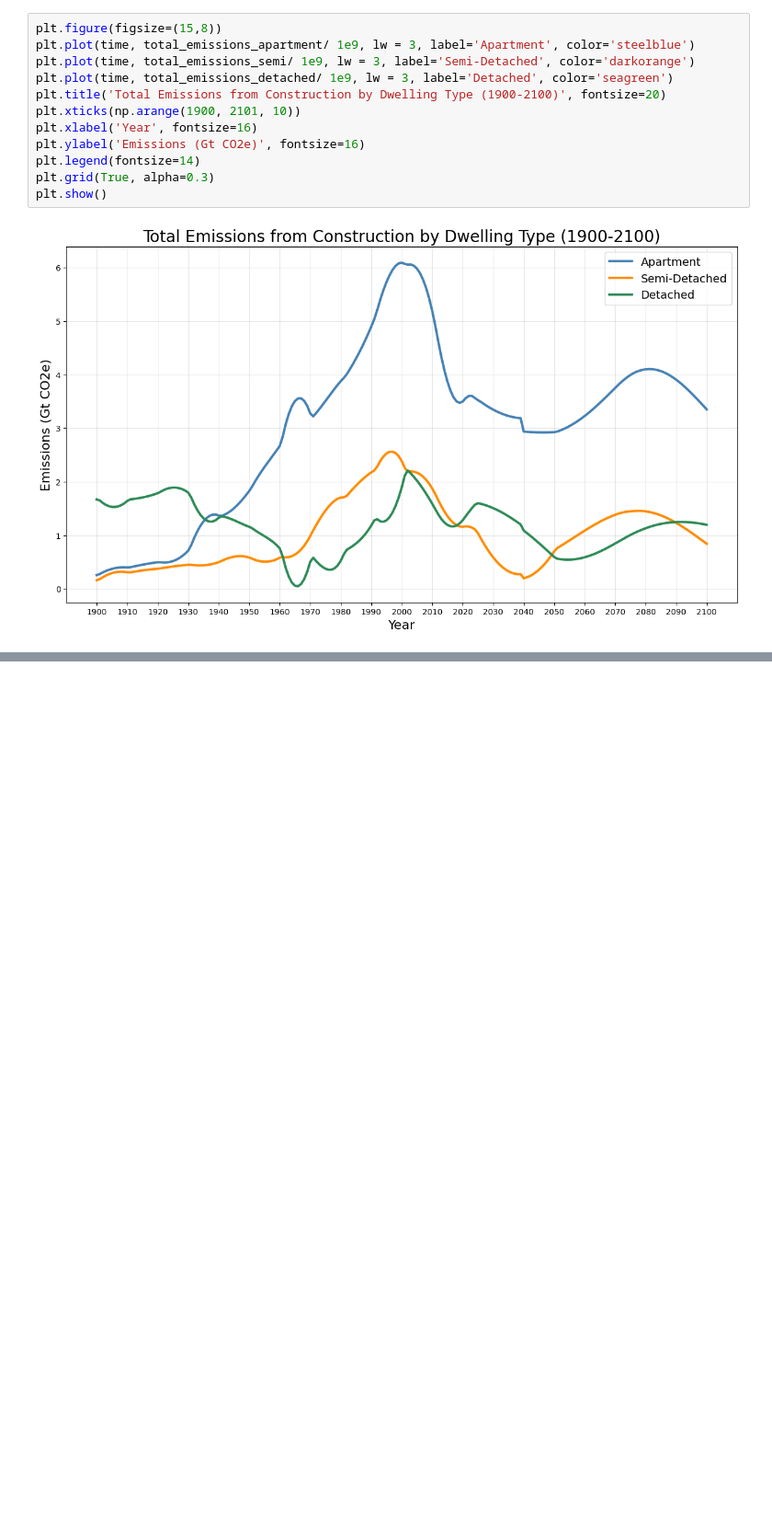
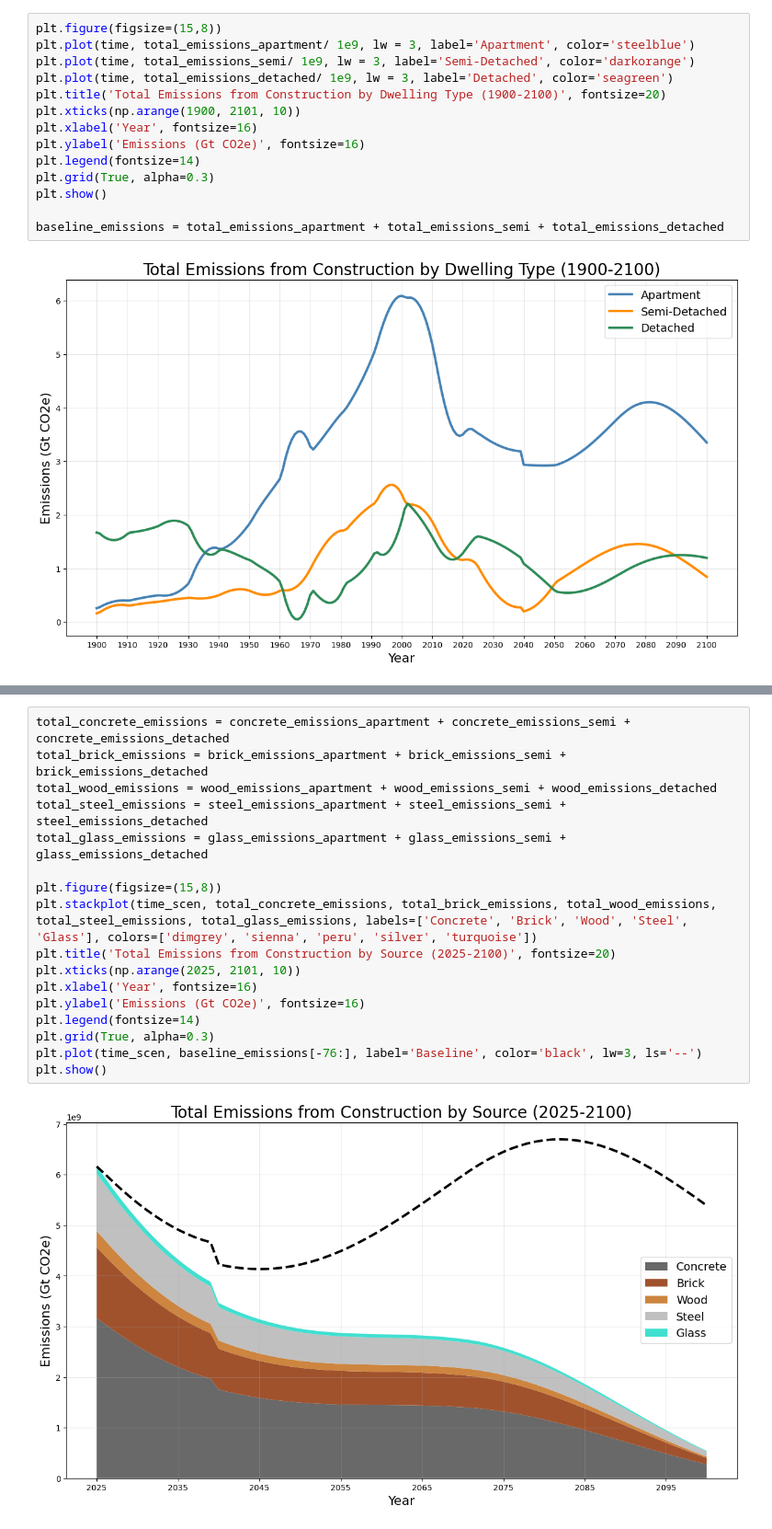
Before and after one commit to tdhunn01-design/MFA2, a Jupyter notebook: PPD_POP_Multiplied.ipynb, the cells around one changed output, grey strips where cells are left out. Shown at 92% size. Saved outputs shown, nothing was run; the diff lists cells and outputs as text; blank space fills up the shorter version.

```diff
--- a/PPD_POP_Multiplied.ipynb
+++ b/PPD_POP_Multiplied.ipynb
@@ -1019,6 +1041,8 @@ plt.ylabel('Emissions (Gt CO2e)', fontsize=16)
 plt.legend(fontsize=14)
 plt.grid(True, alpha=0.3)
 plt.show()
+
+baseline_emissions = total_emissions_apartment + total_emissions_semi + total_emissions_detached
 # %% [output]
 [figure]
 # %%
@@ -1041,0 +1192,19 @@ plt.show()
+# %%
+total_concrete_emissions = concrete_emissions_apartment + concrete_emissions_semi + concrete_emissions_detached
+total_brick_emissions = brick_emissions_apartment + brick_emissions_semi + brick_emissions_detached
+total_wood_emissions = wood_emissions_apartment + wood_emissions_semi + wood_emissions_detached
+total_steel_emissions = steel_emissions_apartment + steel_emissions_semi + steel_emissions_detached
+total_glass_emissions = glass_emissions_apartment + glass_emissions_semi + glass_emissions_detached
+
+plt.figure(figsize=(15,8))
+plt.stackplot(time_scen, total_concrete_emissions, total_brick_emissions, total_wood_emissions, total_steel_emissions, total_glass_emissions, labels=['Concrete', 'Brick', 'Wood', 'Steel', 'Glass'], colors=['dimgrey', 'sienna', 'peru', 'silver', 'turquoise'])
+plt.title('Total Emissions from Construction by Source (2025-2100)', fontsize=20)
+plt.xticks(np.arange(2025, 2101, 10))
+plt.xlabel('Year', fontsize=16)
+plt.ylabel('Emissions (Gt CO2e)', fontsize=16)
+plt.legend(fontsize=14)
+plt.grid(True, alpha=0.3)
+plt.plot(time_scen, baseline_emissions[-76:], label='Baseline', color='black', lw=3, ls='--')
+plt.show()
+# %% [output]
+[figure, added]
```
Also changed, not shown: parts of 8 cells of this notebook, 9 other files.
